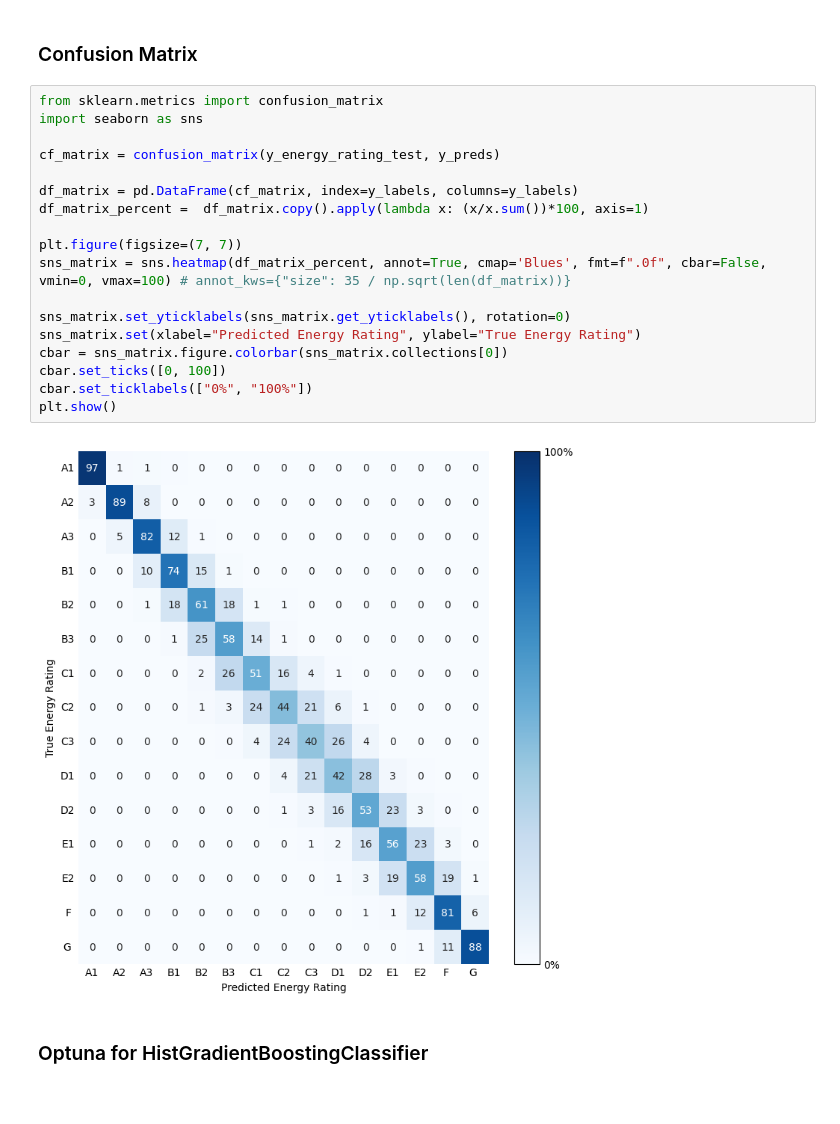
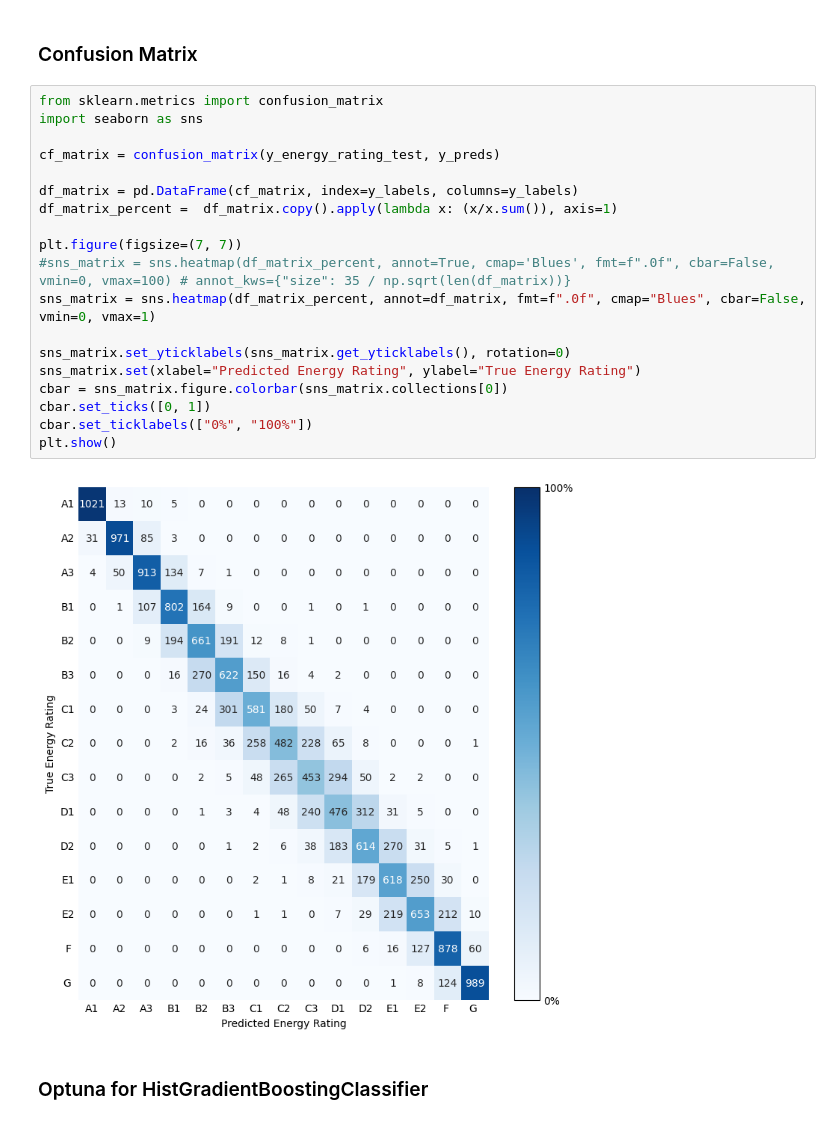
Before and after one commit to jbyrneirl/BER-Rating-AI-Model, a Jupyter notebook: notebooks/data-preparation/HistGradientBoostingClassifier.ipynb, the cells around one changed output. Cells and saved outputs as stored; diff of their text form.

Commit message:
Update confusion matrix to show total numbers rather than percentages

```diff
--- a/notebooks/data-preparation/HistGradientBoostingClassifier.ipynb
+++ b/notebooks/data-preparation/HistGradientBoostingClassifier.ipynb
@@ -384,23 +384,24 @@ plt.show()
 # %%
 from sklearn.metrics import confusion_matrix
 import seaborn as sns
 
 cf_matrix = confusion_matrix(y_energy_rating_test, y_preds)
 
 df_matrix = pd.DataFrame(cf_matrix, index=y_labels, columns=y_labels)
-df_matrix_percent =  df_matrix.copy().apply(lambda x: (x/x.sum())*100, axis=1)
+df_matrix_percent =  df_matrix.copy().apply(lambda x: (x/x.sum()), axis=1)
 
 plt.figure(figsize=(7, 7))
-sns_matrix = sns.heatmap(df_matrix_percent, annot=True, cmap='Blues', fmt=f".0f", cbar=False, vmin=0, vmax=100) # annot_kws={"size": 35 / np.sqrt(len(df_matrix))}
+#sns_matrix = sns.heatmap(df_matrix_percent, annot=True, cmap='Blues', fmt=f".0f", cbar=False, vmin=0, vmax=100) # annot_kws={"size": 35 / np.sqrt(len(df_matrix))}
+sns_matrix = sns.heatmap(df_matrix_percent, annot=df_matrix, fmt=f".0f", cmap="Blues", cbar=False, vmin=0, vmax=1)
 
 sns_matrix.set_yticklabels(sns_matrix.get_yticklabels(), rotation=0)
 sns_matrix.set(xlabel="Predicted Energy Rating", ylabel="True Energy Rating")
 cbar = sns_matrix.figure.colorbar(sns_matrix.collections[0])
-cbar.set_ticks([0, 100])
+cbar.set_ticks([0, 1])
 cbar.set_ticklabels(["0%", "100%"])
 plt.show()
 # %% [output]
-[figure, old version]
+[figure, new version]
 # %% [markdown]
 ### Optuna for HistGradientBoostingClassifier
 # %%
```
Also changed, not shown: 4 other files.
